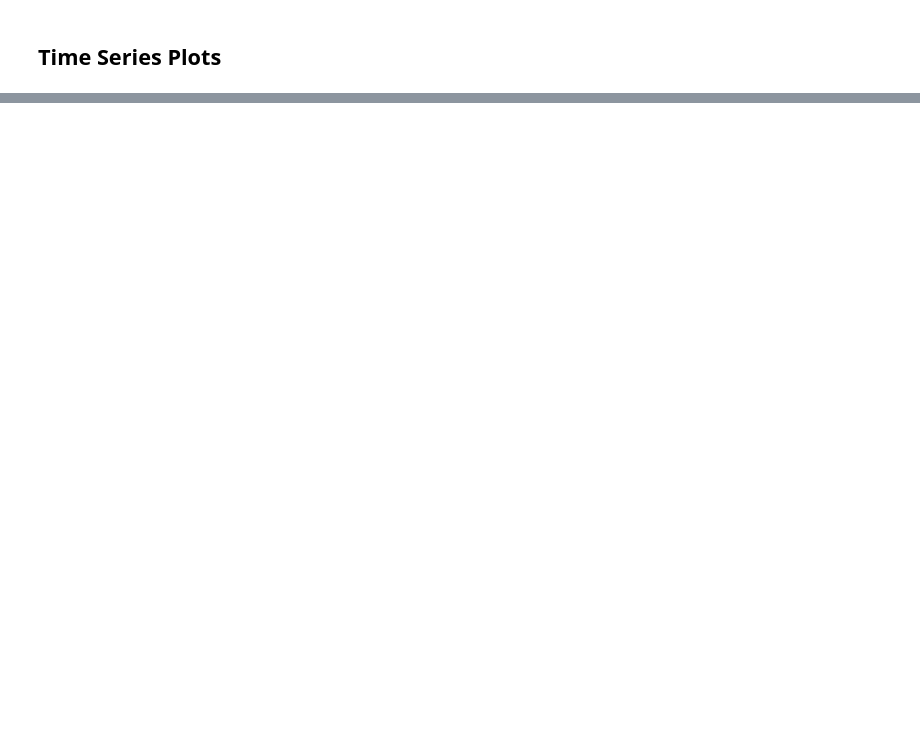
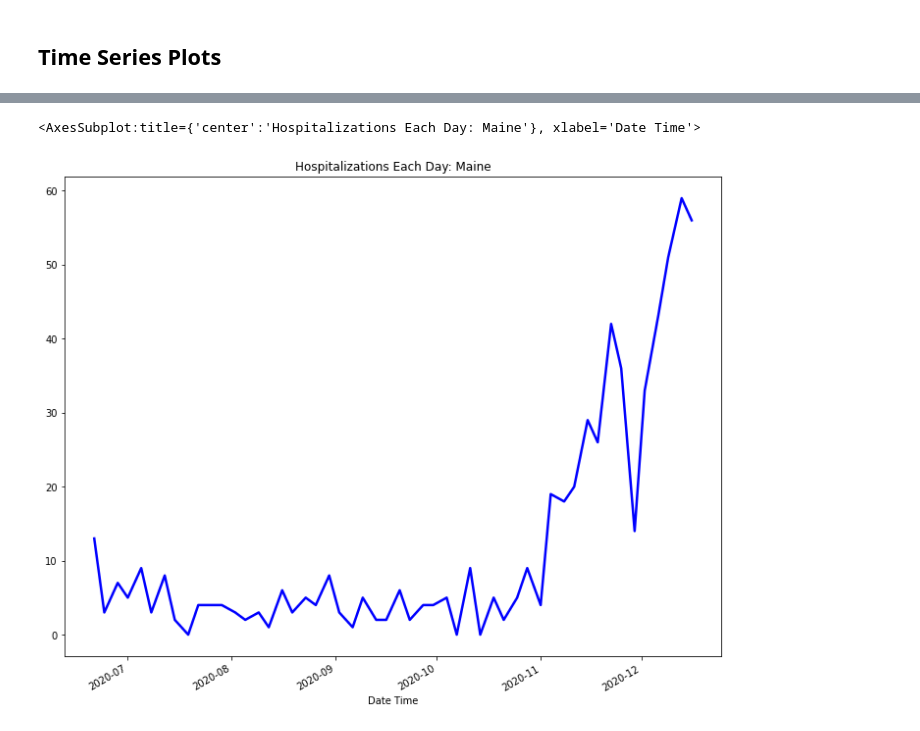
Before and after one commit to BU-Spark/CARR-x-Spark-COVID-Racial-Data-Tracker, a Jupyter notebook: Scraper - XLSX:Google Sheets:CSV/Data_Quality_Checks_ME.ipynb, the cells around one changed output, grey strips where cells are left out. Cells and saved outputs as stored; diff of their text form; code cells hidden in the pictures; blank space fills up the shorter version.

```diff
--- a/Scraper - XLSX:Google Sheets:CSV/Data_Quality_Checks_ME.ipynb
+++ b/Scraper - XLSX:Google Sheets:CSV/Data_Quality_Checks_ME.ipynb
@@ -304,0 +437,6 @@ maine_covid_summary.set_index('Date Time')['Deaths Each Day'].plot(figsize=(12,
+# %%
+maine_covid_summary.set_index('Date Time')['Hosp Each Day'].plot(figsize=(12, 10), title='Hospitalizations Each Day: Maine'
+                                                                        ,linewidth=2.5, color='blue')
+# %% [output]
+<AxesSubplot:title={'center':'Hospitalizations Each Day: Maine'}, xlabel='Date Time'>
+[figure, added]
```
Also changed, not shown: parts of 15 cells of this notebook, 1 other file.
